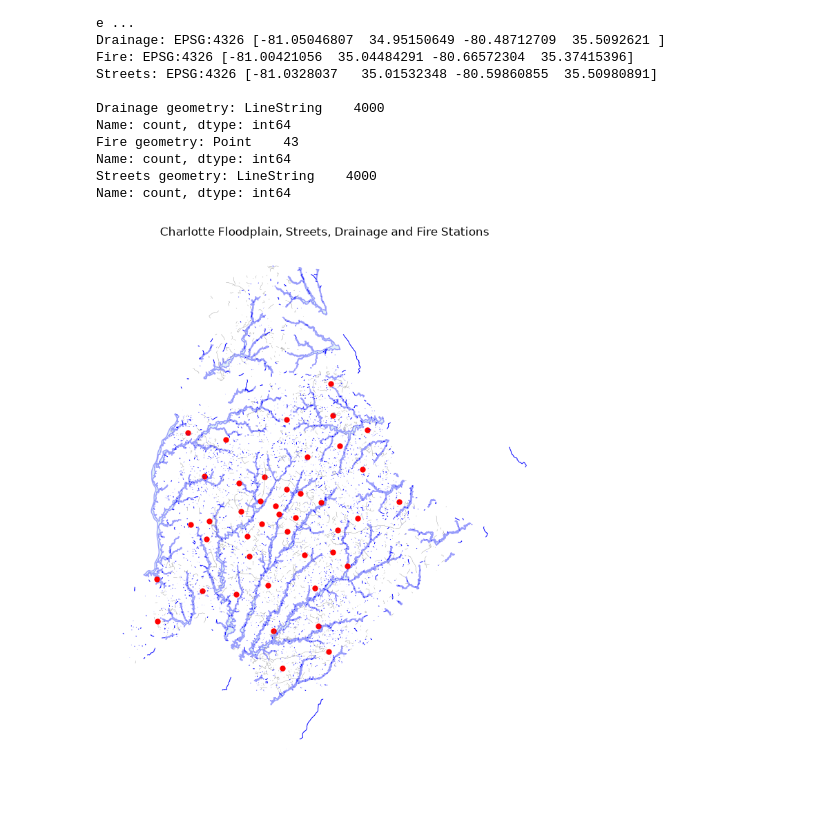
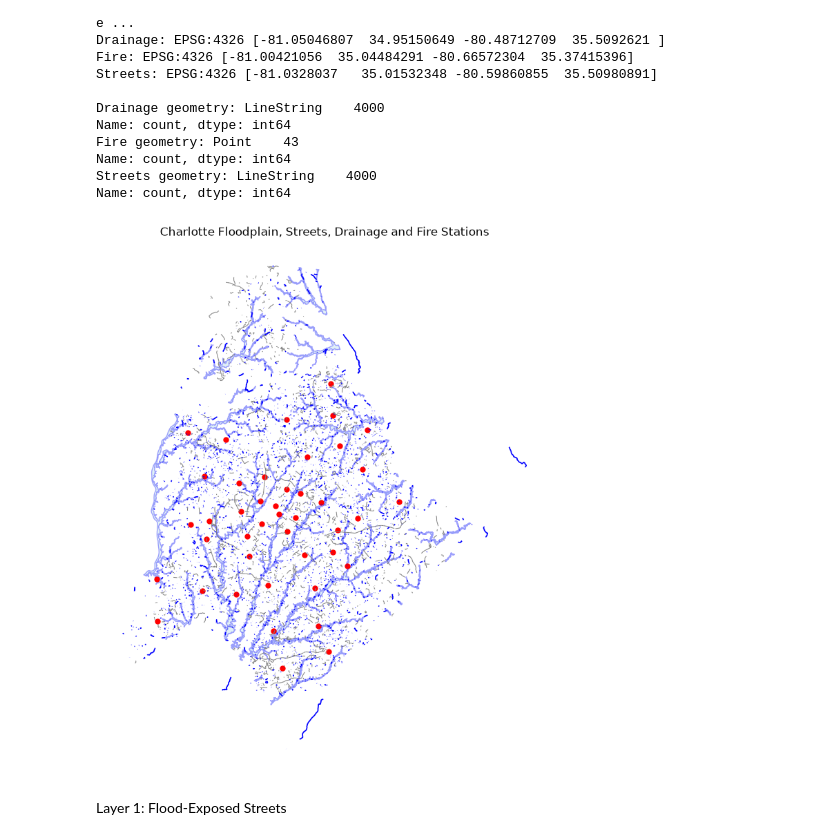
Before and after one commit to achakarova/geog592-achakaro, a Jupyter notebook: homework/week07/achakaro_hw08.ipynb, the cells around one changed output. Cells and saved outputs as stored; diff of their text form; code cells hidden in the pictures; blank space fills up the shorter version.

```diff
--- a/homework/week07/achakaro_hw08.ipynb
+++ b/homework/week07/achakaro_hw08.ipynb
@@ -84,13 +84,15 @@ streets = streets.to_crs(target_crs)
 # %%
 fig, ax = plt.subplots(figsize=(10, 10))
 
 community.plot(ax=ax, color="lightblue", alpha=0.35, edgecolor="blue")
-streets.plot(ax=ax, color="gray", linewidth=0.25)
-drainage.plot(ax=ax, color="blue", linewidth=0.7)
+streets.plot(ax=ax, color="gray", linewidth=0.75)
+drainage.plot(ax=ax, color="blue", linewidth=1.2)
 fire.plot(ax=ax, color="red", markersize=25)
 
 ax.set_title("Charlotte Floodplain, Streets, Drainage and Fire Stations")
 ax.set_axis_off()
 plt.show()
 # %% [output]
-[figure, old version]
+[figure, new version]
+# %% [markdown]
+Layer 1: Flood-Exposed Streets
```
Also changed, not shown: parts of 16 cells of this notebook, 3 other files.
